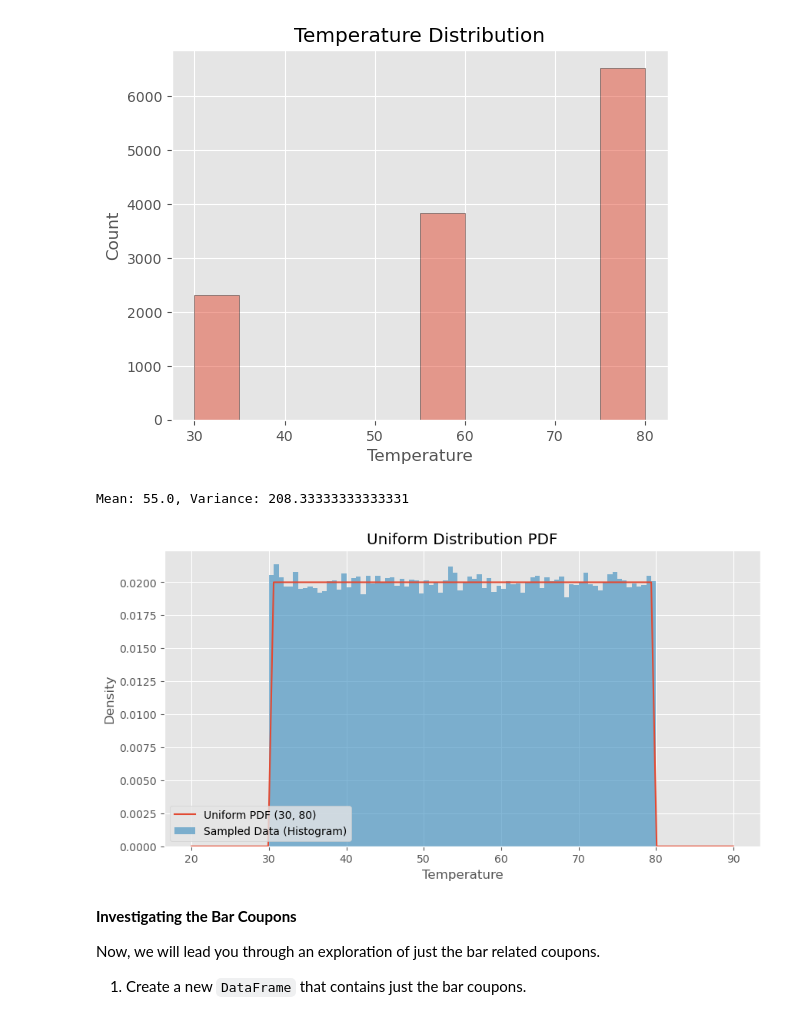
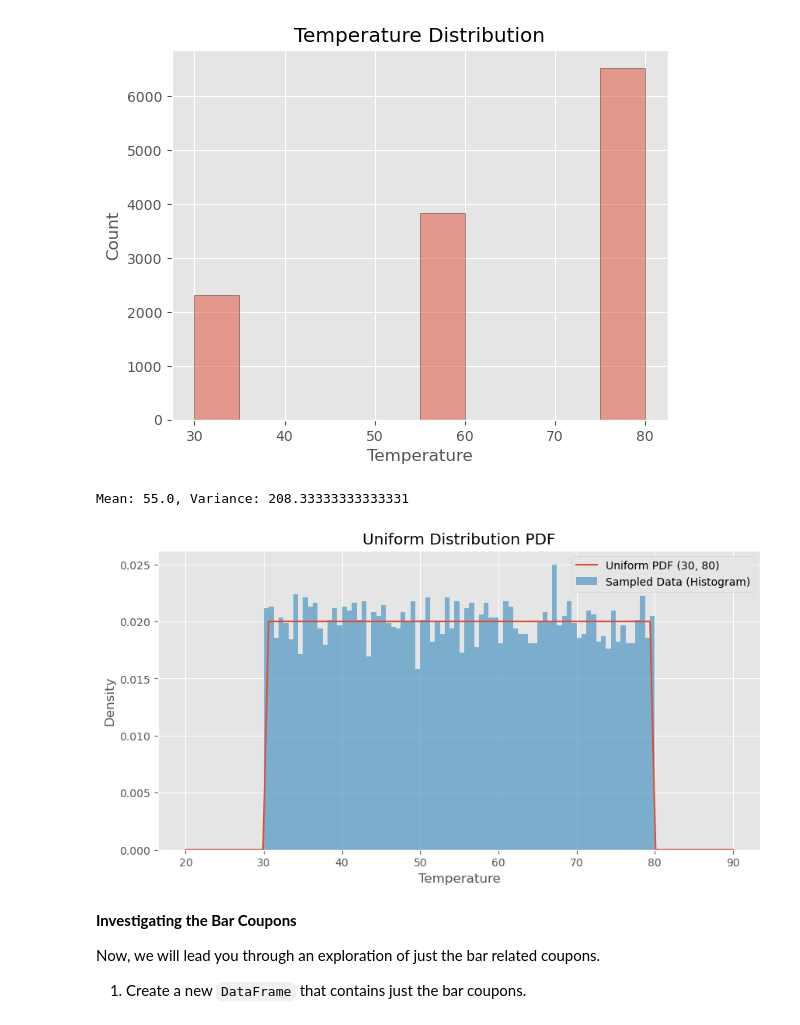
Before and after one commit to jubacochran/module_5, a Jupyter notebook: coupons.ipynb, the cells around one changed output. Saved outputs shown, nothing was run; the diff lists cells and outputs as text; code cells hidden in the pictures.

```diff
--- a/coupons.ipynb
+++ b/coupons.ipynb
@@ -242,28 +191,28 @@ temp= uniform(loc=30, scale = 50)
 # %%
 #Using this method from class to create spaced values and to compare plots
 x = np.linspace(20,90,100)
 y = temp.pdf(x)
 
 temp_mean = temp.mean()
 temp_variance = temp.var()
 print(f"Mean: {temp_mean}, Variance: {temp_variance}")
 
 plt.figure(figsize=(10, 5))
 plt.plot(x, y, label='Uniform PDF (30, 80)')
 plt.title('Uniform Distribution PDF')
 plt.xlabel('Temperature')
 plt.ylabel('Density')
 plt.grid(True)
 plt.legend()
 
 # Sample from the distribution and plot the histogram
-samples = temp.rvs(size=100000)  # Law of large numbers at play
+samples = temp.rvs(size=10000)  # Law of large numbers at play
 plt.hist(samples, bins=80, alpha=0.6, label='Sampled Data (Histogram)', density=True)
 plt.legend()
 plt.show()
 # %% [output]
 Mean: 55.0, Variance: 208.33333333333331
-[figure, old version]
+[figure, new version]
 # %% [markdown]
 **Investigating the Bar Coupons**
 
```
Also changed, not shown: parts of 19 cells of this notebook, 12 other files.
